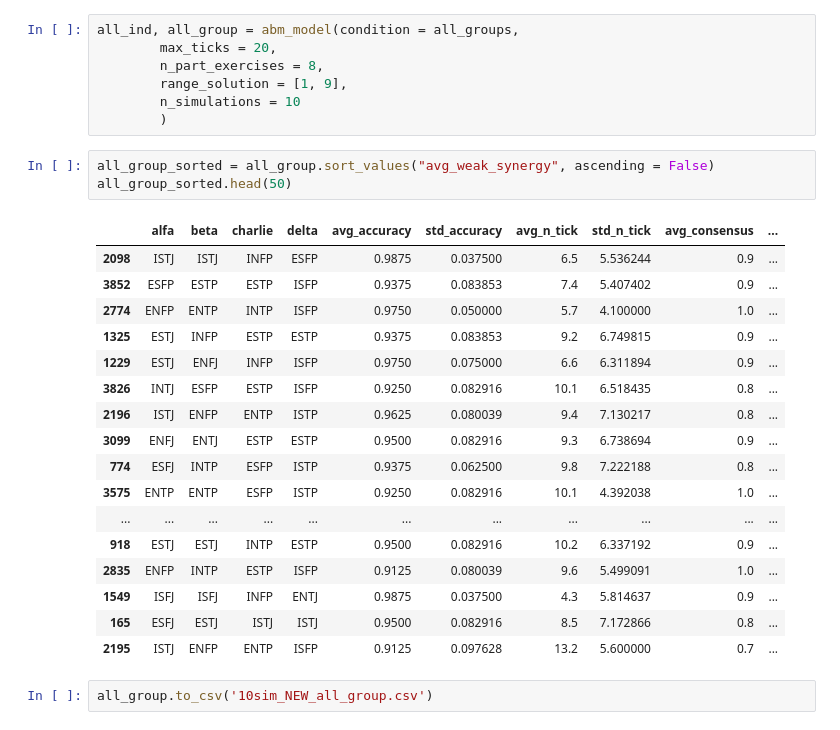
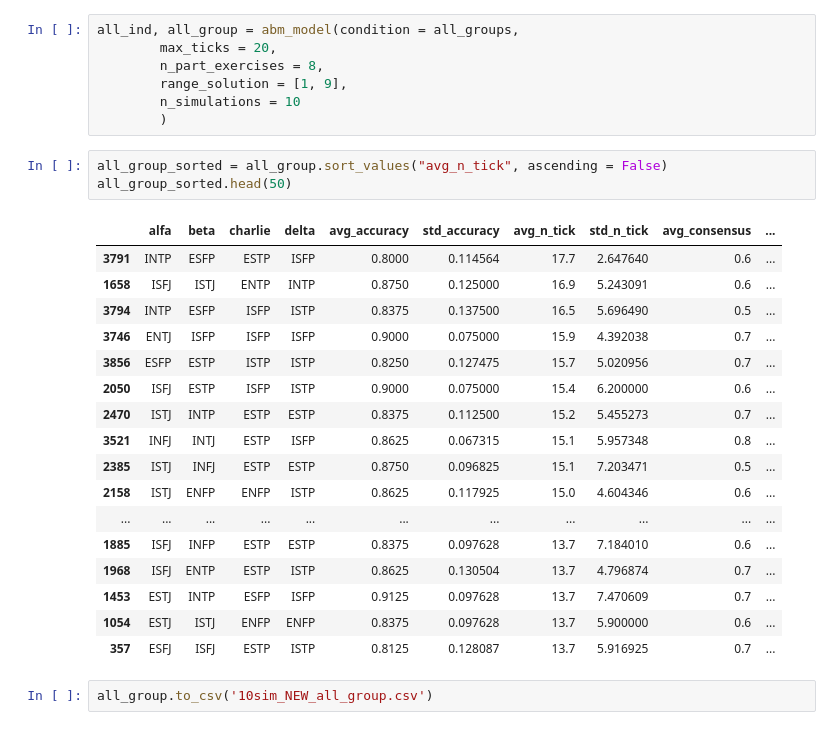
Before and after one commit to MinaAlmasi/ABM-study-group, a Jupyter notebook: ABM_Main_Fifle_indsolutions.ipynb, the cells around one changed output. Saved outputs shown, nothing was run; the diff lists cells and outputs as text.

```diff
--- a/ABM_Main_Fifle_indsolutions.ipynb
+++ b/ABM_Main_Fifle_indsolutions.ipynb
@@ -632,26 +632,26 @@ all_ind, all_group = abm_model(condition = all_groups,
         n_simulations = 10
         )
 # %%
-all_group_sorted = all_group.sort_values("avg_weak_synergy", ascending = False)
+all_group_sorted = all_group.sort_values("avg_n_tick", ascending = False)
 all_group_sorted.head(50)
 # %% [output]
 |  | alfa | beta | charlie | delta | avg_accuracy | std_accuracy | avg_n_tick | std_n_tick | avg_consensus | ... |
-| 2098 | ISTJ | ISTJ | INFP | ESFP | 0.9875 | 0.037500 | 6.5 | 5.536244 | 0.9 | ... |
-| 3852 | ESFP | ESTP | ESTP | ISFP | 0.9375 | 0.083853 | 7.4 | 5.407402 | 0.9 | ... |
-| 2774 | ENFP | ENTP | INTP | ISFP | 0.9750 | 0.050000 | 5.7 | 4.100000 | 1.0 | ... |
-| 1325 | ESTJ | INFP | ESTP | ESTP | 0.9375 | 0.083853 | 9.2 | 6.749815 | 0.9 | ... |
-| 1229 | ESTJ | ENFJ | INFP | ISFP | 0.9750 | 0.075000 | 6.6 | 6.311894 | 0.9 | ... |
-| 3826 | INTJ | ESFP | ESTP | ISFP | 0.9250 | 0.082916 | 10.1 | 6.518435 | 0.8 | ... |
-| 2196 | ISTJ | ENFP | ENTP | ISTP | 0.9625 | 0.080039 | 9.4 | 7.130217 | 0.8 | ... |
-| 3099 | ENFJ | ENTJ | ESTP | ESTP | 0.9500 | 0.082916 | 9.3 | 6.738694 | 0.9 | ... |
-| 774 | ESFJ | INTP | ESFP | ISTP | 0.9375 | 0.062500 | 9.8 | 7.222188 | 0.8 | ... |
-| 3575 | ENTP | ENTP | ESFP | ISTP | 0.9250 | 0.082916 | 10.1 | 4.392038 | 1.0 | ... |
+| 3791 | INTP | ESFP | ESTP | ISFP | 0.8000 | 0.114564 | 17.7 | 2.647640 | 0.6 | ... |
+| 1658 | ISFJ | ISTJ | ENTP | INTP | 0.8750 | 0.125000 | 16.9 | 5.243091 | 0.6 | ... |
+| 3794 | INTP | ESFP | ISFP | ISTP | 0.8375 | 0.137500 | 16.5 | 5.696490 | 0.5 | ... |
+| 3746 | ENTJ | ISFP | ISFP | ISFP | 0.9000 | 0.075000 | 15.9 | 4.392038 | 0.7 | ... |
+| 3856 | ESFP | ESTP | ISTP | ISTP | 0.8250 | 0.127475 | 15.7 | 5.020956 | 0.7 | ... |
+| 2050 | ISFJ | ESTP | ISFP | ISTP | 0.9000 | 0.075000 | 15.4 | 6.200000 | 0.6 | ... |
+| 2470 | ISTJ | INTP | ESTP | ESTP | 0.8375 | 0.112500 | 15.2 | 5.455273 | 0.7 | ... |
+| 3521 | INFJ | INTJ | ESTP | ISFP | 0.8625 | 0.067315 | 15.1 | 5.957348 | 0.8 | ... |
+| 2385 | ISTJ | INFJ | ESTP | ESTP | 0.8750 | 0.096825 | 15.1 | 7.203471 | 0.5 | ... |
+| 2158 | ISTJ | ENFP | ENFP | ISTP | 0.8625 | 0.117925 | 15.0 | 4.604346 | 0.6 | ... |
 | ... | ... | ... | ... | ... | ... | ... | ... | ... | ... | ... |
-| 918 | ESTJ | ESTJ | INTP | ESTP | 0.9500 | 0.082916 | 10.2 | 6.337192 | 0.9 | ... |
-| 2835 | ENFP | INTP | ESTP | ISFP | 0.9125 | 0.080039 | 9.6 | 5.499091 | 1.0 | ... |
-| 1549 | ISFJ | ISFJ | INFP | ENTJ | 0.9875 | 0.037500 | 4.3 | 5.814637 | 0.9 | ... |
-| 165 | ESFJ | ESTJ | ISTJ | ISTJ | 0.9500 | 0.082916 | 8.5 | 7.172866 | 0.8 | ... |
-| 2195 | ISTJ | ENFP | ENTP | ISFP | 0.9125 | 0.097628 | 13.2 | 5.600000 | 0.7 | ... |
+| 1885 | ISFJ | INFP | ESTP | ESTP | 0.8375 | 0.097628 | 13.7 | 7.184010 | 0.6 | ... |
+| 1968 | ISFJ | ENTP | ESTP | ISTP | 0.8625 | 0.130504 | 13.7 | 4.796874 | 0.7 | ... |
+| 1453 | ESTJ | INTP | ESFP | ISFP | 0.9125 | 0.097628 | 13.7 | 7.470609 | 0.7 | ... |
+| 1054 | ESTJ | ISTJ | ENFP | ENFP | 0.8375 | 0.097628 | 13.7 | 5.900000 | 0.6 | ... |
+| 357 | ESFJ | ISFJ | ESTP | ISTP | 0.8125 | 0.128087 | 13.7 | 5.916925 | 0.7 | ... |
 # %%
 all_group.to_csv('10sim_NEW_all_group.csv')
 # %%
```
Also changed, not shown: parts of 6 cells of this notebook.
